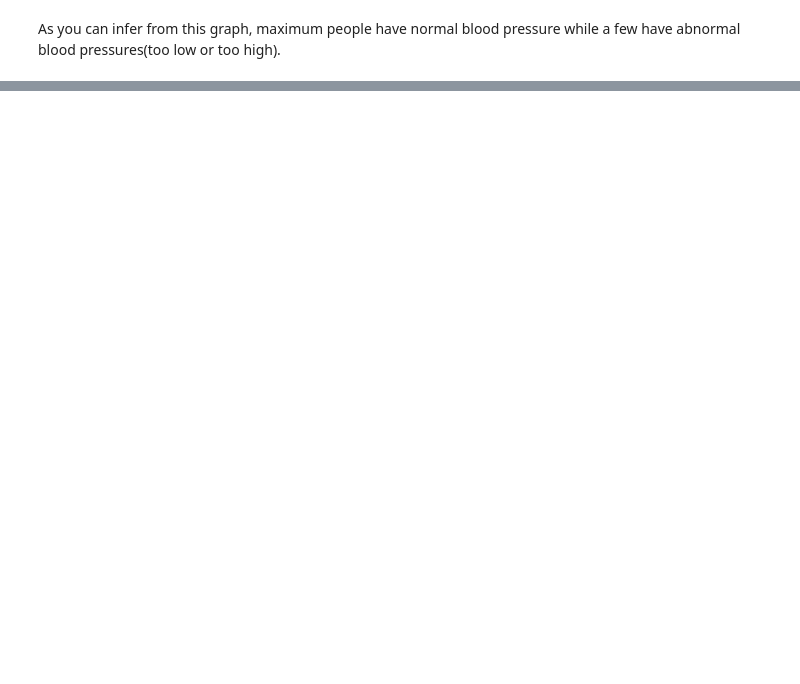
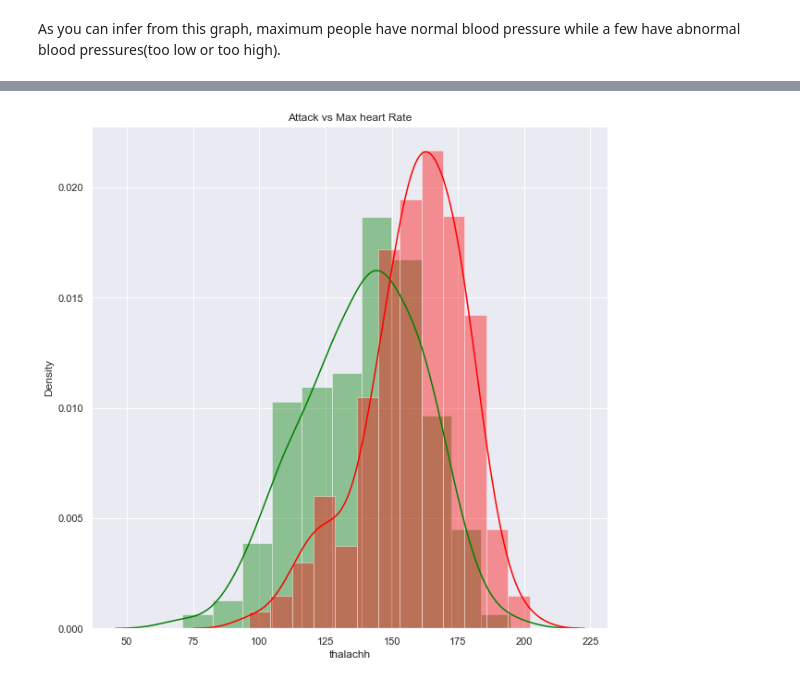
Before and after one commit to Si-D/Heart-Attack-Prediction, a Jupyter notebook: heartattackprediction.ipynb, the cells around one changed output, grey strips where cells are left out. Cells and saved outputs as stored; diff of their text form; code cells hidden in the pictures; blank space fills up the shorter version.

```diff
--- a/heartattackprediction.ipynb
+++ b/heartattackprediction.ipynb
@@ -179,0 +198,8 @@ plt.show()
+# %%
+plt.figure(figsize=(10,10))
+sns.distplot(data[data['output'] == 0]['thalachh'], color='green',kde=True,)
+sns.distplot(data[data['output'] == 1]['thalachh'], color='red',kde=True)
+plt.title('Attack vs Max heart Rate')
+plt.show()
+# %% [output]
+[figure, added]
```
Also changed, not shown: parts of 19 cells of this notebook.
